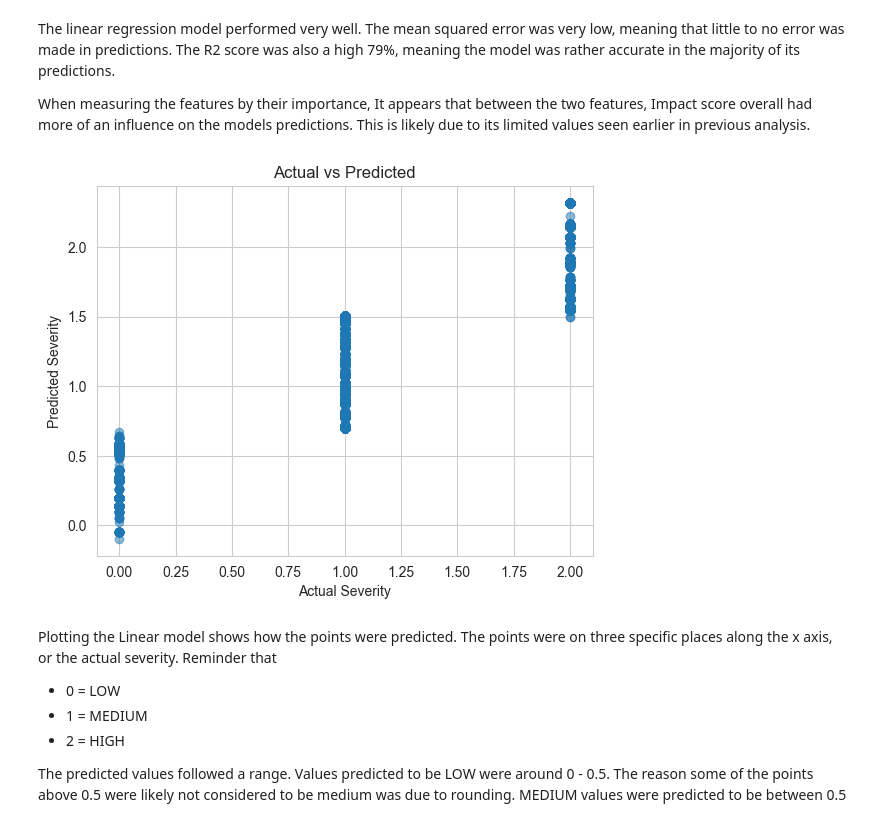
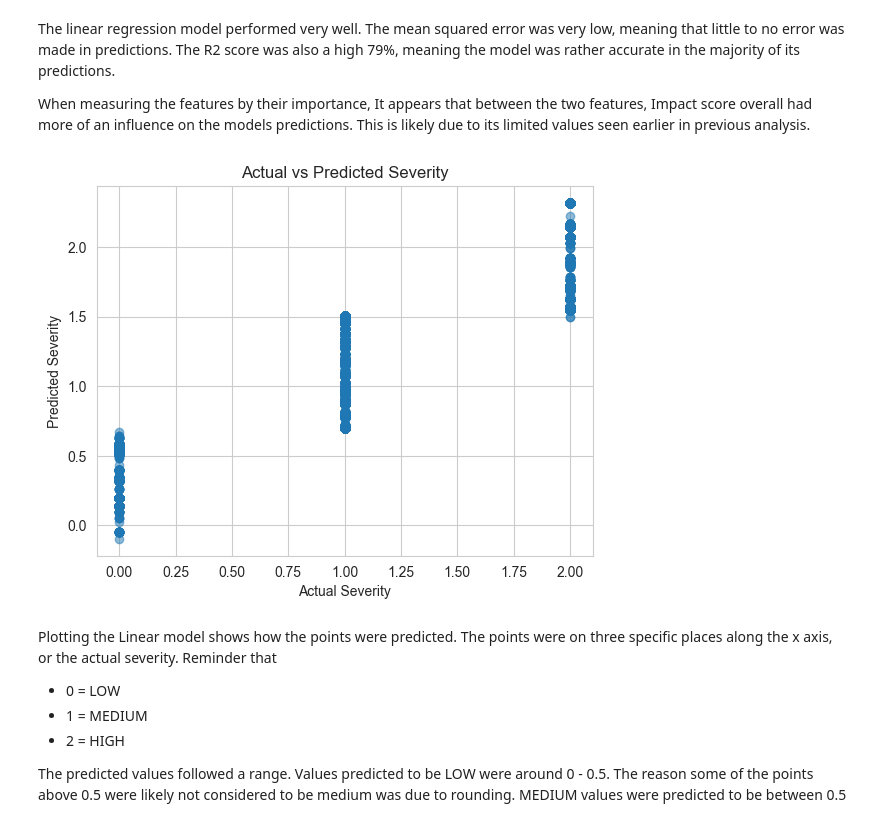
Before and after one commit to edogdu/UCKG, a Jupyter notebook: documents/notebooks/UCKG_Analysis.ipynb, the cells around one changed output. Saved outputs shown, nothing was run; the diff lists cells and outputs as text; code cells hidden in the pictures.

```diff
--- a/documents/notebooks/UCKG_Analysis.ipynb
+++ b/documents/notebooks/UCKG_Analysis.ipynb
@@ -3398,12 +3495,12 @@ When measuring the features by their importance, It appears that between the two
 # %%
 import matplotlib.pyplot as plt
 plt.scatter(y_test, y_pred, alpha=0.5)
 plt.xlabel("Actual Severity")
 plt.ylabel("Predicted Severity")
-plt.title("Actual vs Predicted")
+plt.title("Actual vs Predicted Severity")
 plt.show()
 # %% [output]
-[figure, old version]
+[figure, new version]
 # %% [markdown]
 Plotting the Linear model shows how the points were predicted. The points were on three specific places along the x axis, or the actual severity. Reminder that
 - 0 = LOW
```
Also changed, not shown: parts of 12 cells of this notebook.
